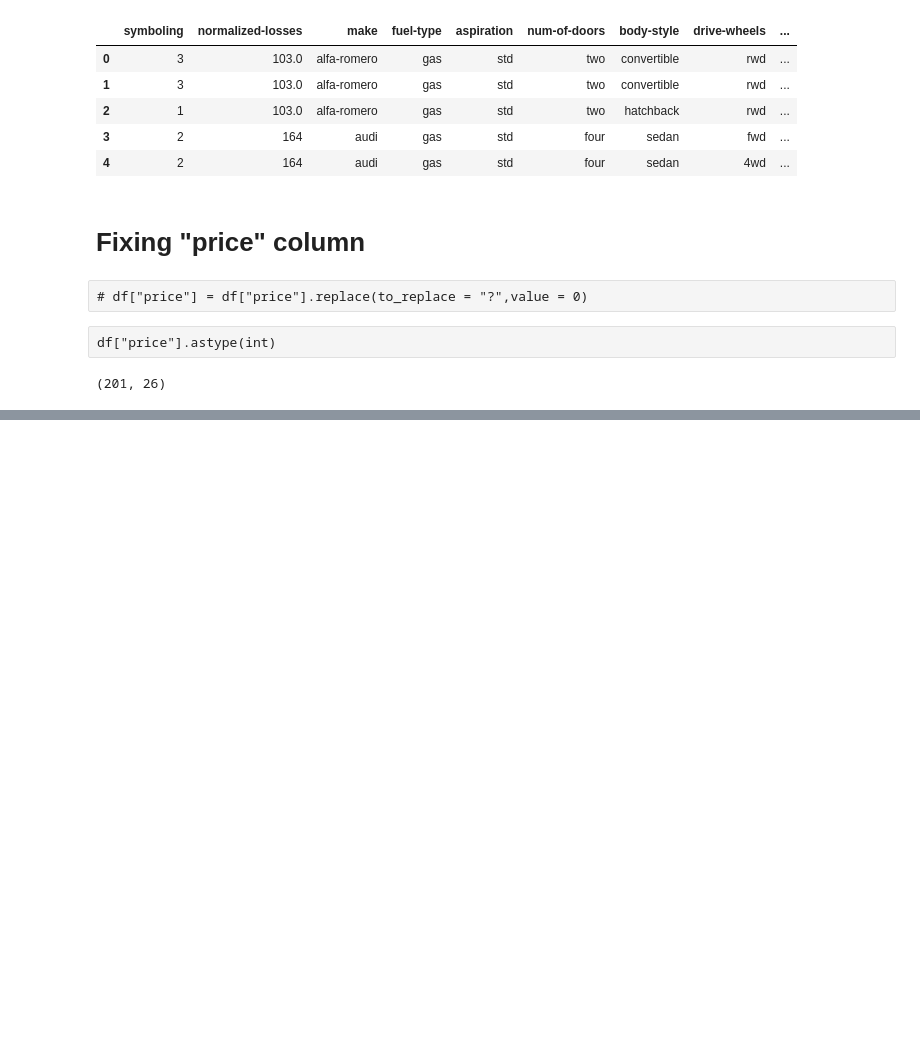
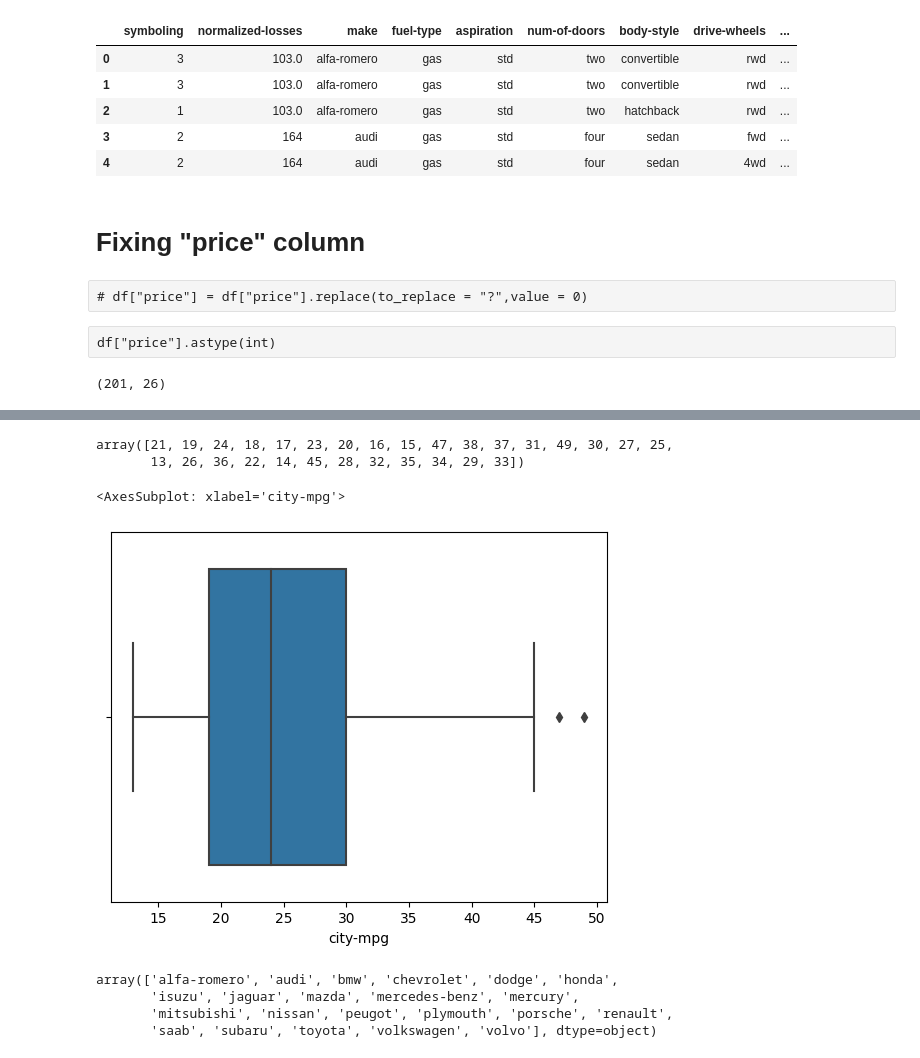
Before and after one commit to asif851/Automobile, a Jupyter notebook: Automobile.ipynb, the cells around one changed output, grey strips where cells are left out. Saved outputs shown, nothing was run; the diff lists cells and outputs as text; code cells hidden in the pictures; blank space fills up the shorter version.

```diff
--- a/Automobile.ipynb
+++ b/Automobile.ipynb
@@ -151,0 +214,17 @@ df.shape
+# %%
+df["city-mpg"].unique()
+# %% [output]
+array([21, 19, 24, 18, 17, 23, 20, 16, 15, 47, 38, 37, 31, 49, 30, 27, 25,
+       13, 26, 36, 22, 14, 45, 28, 32, 35, 34, 29, 33])
+# %%
+sns.boxplot(x="city-mpg",data=df)
+# %% [output]
+<AxesSubplot: xlabel='city-mpg'>
+[figure, added]
+# %%
+df["make"].unique()
+# %% [output]
+array(['alfa-romero', 'audi', 'bmw', 'chevrolet', 'dodge', 'honda',
+       'isuzu', 'jaguar', 'mazda', 'mercedes-benz', 'mercury',
+       'mitsubishi', 'nissan', 'peugot', 'plymouth', 'porsche', 'renault',
+       'saab', 'subaru', 'toyota', 'volkswagen', 'volvo'], dtype=object)
```
Also changed, not shown: parts of 59 cells of this notebook.
